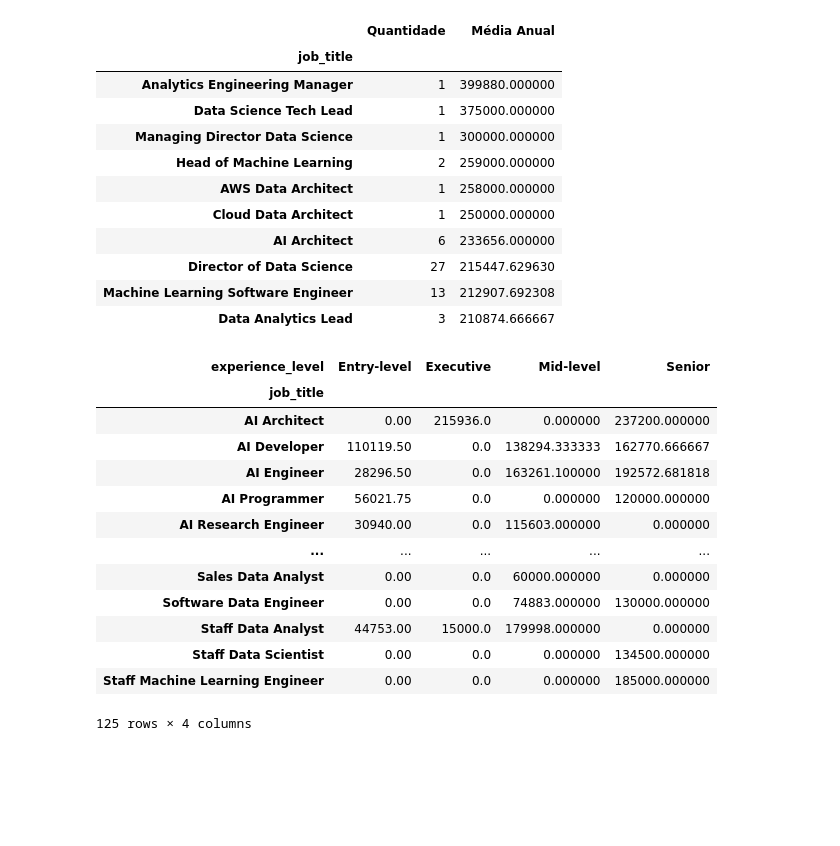
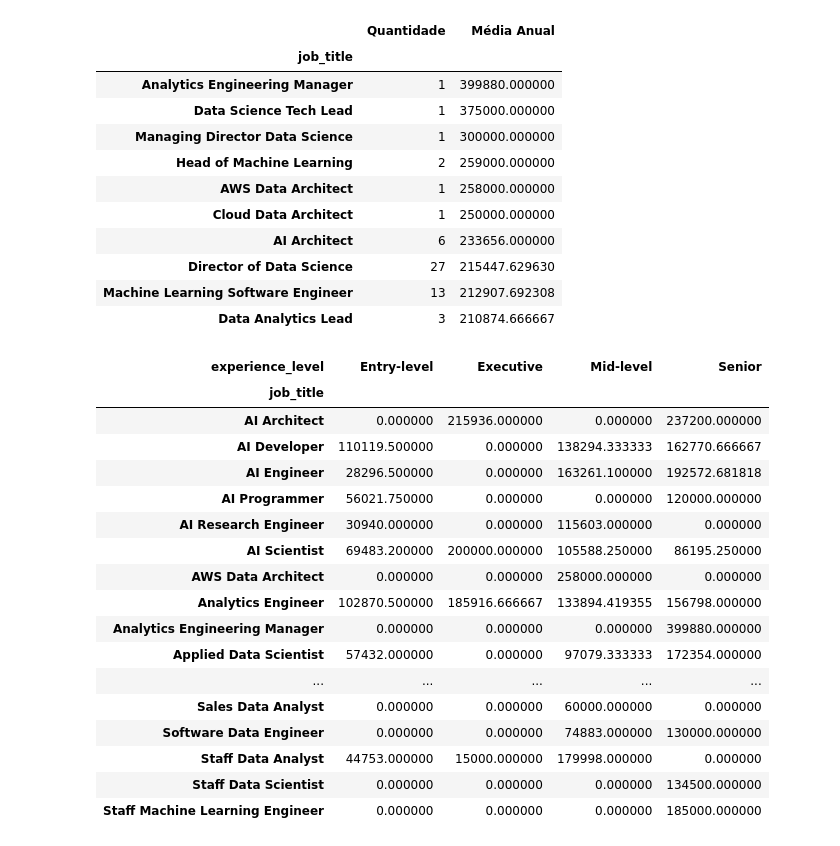
Before and after one commit to ryanrodr/eda-jobs-in-data, a Jupyter notebook: notebooks/analise_exploratoria.ipynb, the cells around one changed output. Cells and saved outputs as stored; diff of their text form; code cells hidden in the pictures; blank space fills up the shorter version.

```diff
--- a/notebooks/analise_exploratoria.ipynb
+++ b/notebooks/analise_exploratoria.ipynb
@@ -350,20 +336,25 @@ tabela_experiencia = pd.crosstab(df['job_title'],
                                 df['experience_level'],
                                 aggfunc='mean',
                                 values=df['salary_in_usd']).fillna(0)
-# %%
-tabela_experiencia
-# %% [output]
-| experience_level | Entry-level | Executive | Mid-level | Senior |
-| job_title |  |  |  |  |
-| AI Architect | 0.00 | 215936.0 | 0.000000 | 237200.000000 |
-| AI Developer | 110119.50 | 0.0 | 138294.333333 | 162770.666667 |
-| AI Engineer | 28296.50 | 0.0 | 163261.100000 | 192572.681818 |
-| AI Programmer | 56021.75 | 0.0 | 0.000000 | 120000.000000 |
-| AI Research Engineer | 30940.00 | 0.0 | 115603.000000 | 0.000000 |
-| ... | ... | ... | ... | ... |
-| Sales Data Analyst | 0.00 | 0.0 | 60000.000000 | 0.000000 |
-| Software Data Engineer | 0.00 | 0.0 | 74883.000000 | 130000.000000 |
-| Staff Data Analyst | 44753.00 | 15000.0 | 179998.000000 | 0.000000 |
-| Staff Data Scientist | 0.00 | 0.0 | 0.000000 | 134500.000000 |
-| Staff Machine Learning Engineer | 0.00 | 0.0 | 0.000000 | 185000.000000 |
-125 rows × 4 columns
+# %%
+# Centralizando e formatando a tabela
+tabela_experiencia.style.set_properties(**{'text-align': 'center'})
+# %% [output]
+| experience_level | Entry-level | Executive | Mid-level | Senior |
+| job_title |  |  |  |  |
+| AI Architect | 0.000000 | 215936.000000 | 0.000000 | 237200.000000 |
+| AI Developer | 110119.500000 | 0.000000 | 138294.333333 | 162770.666667 |
+| AI Engineer | 28296.500000 | 0.000000 | 163261.100000 | 192572.681818 |
+| AI Programmer | 56021.750000 | 0.000000 | 0.000000 | 120000.000000 |
+| AI Research Engineer | 30940.000000 | 0.000000 | 115603.000000 | 0.000000 |
+| AI Scientist | 69483.200000 | 200000.000000 | 105588.250000 | 86195.250000 |
+| AWS Data Architect | 0.000000 | 0.000000 | 258000.000000 | 0.000000 |
+| Analytics Engineer | 102870.500000 | 185916.666667 | 133894.419355 | 156798.000000 |
+| Analytics Engineering Manager | 0.000000 | 0.000000 | 0.000000 | 399880.000000 |
+| Applied Data Scientist | 57432.000000 | 0.000000 | 97079.333333 | 172354.000000 |
+| ... | ... | ... | ... | ... |
+| Sales Data Analyst | 0.000000 | 0.000000 | 60000.000000 | 0.000000 |
+| Software Data Engineer | 0.000000 | 0.000000 | 74883.000000 | 130000.000000 |
+| Staff Data Analyst | 44753.000000 | 15000.000000 | 179998.000000 | 0.000000 |
+| Staff Data Scientist | 0.000000 | 0.000000 | 0.000000 | 134500.000000 |
+| Staff Machine Learning Engineer | 0.000000 | 0.000000 | 0.000000 | 185000.000000 |
```
Also changed, not shown: parts of 22 cells of this notebook.
